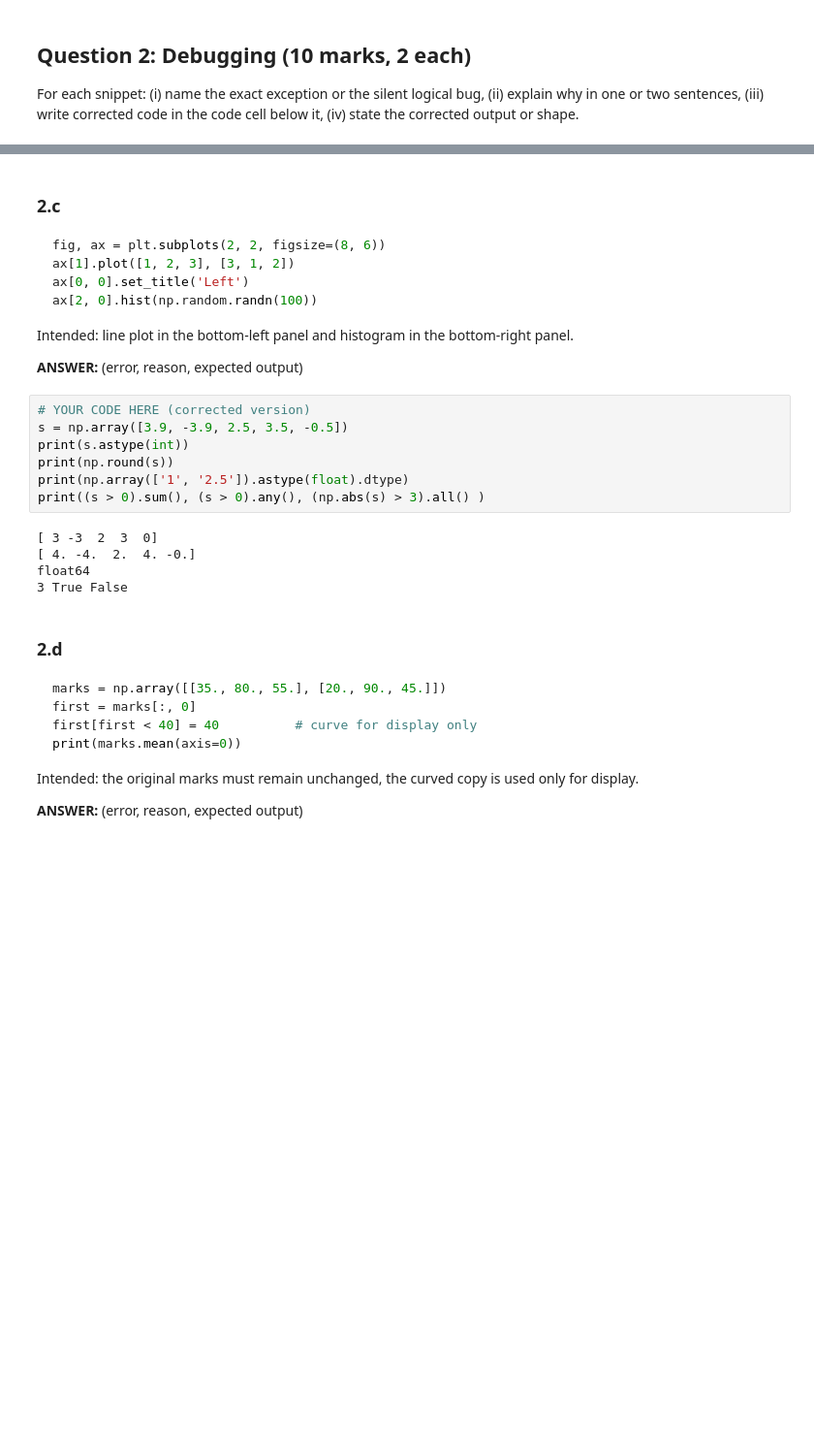
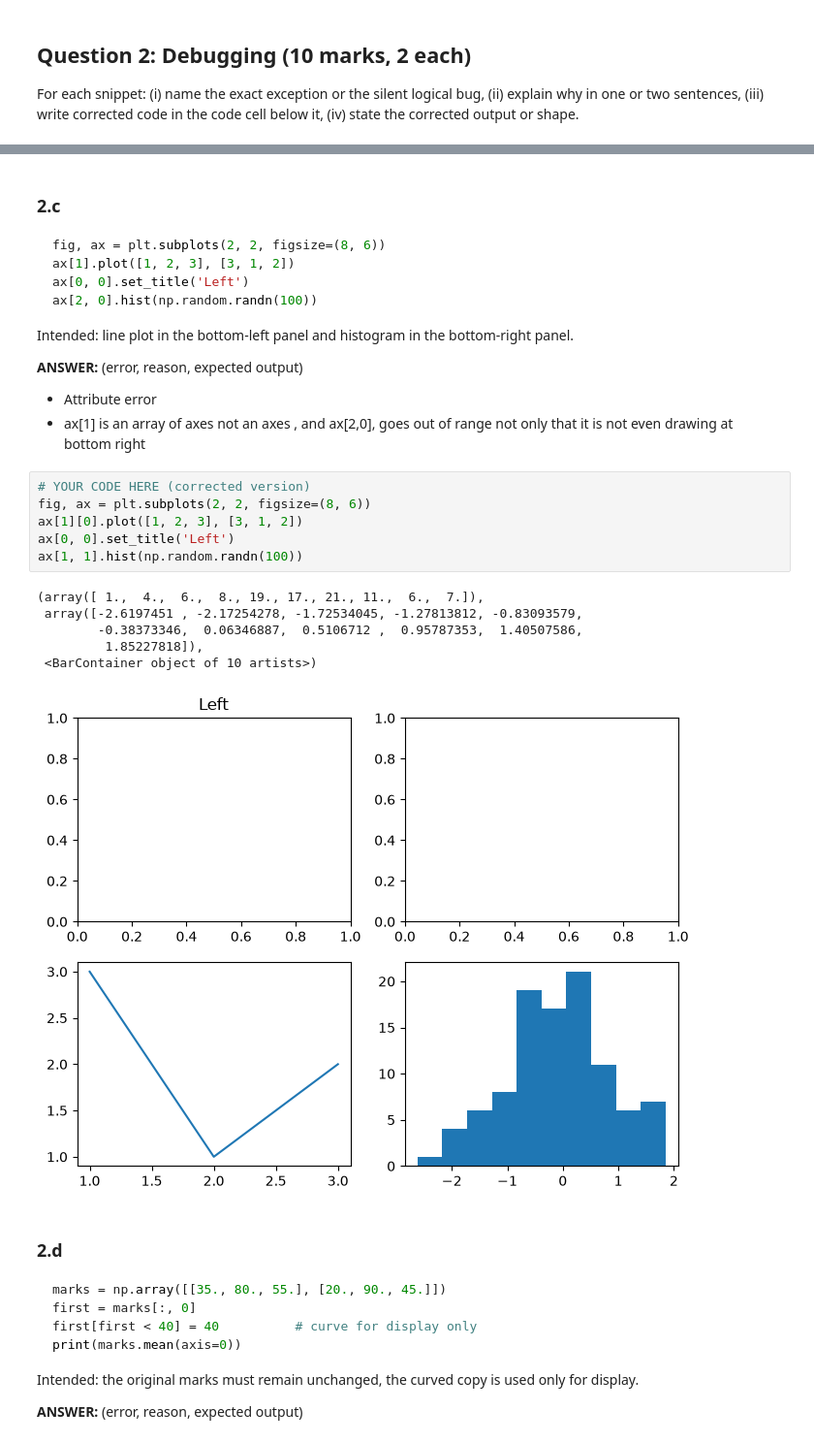
Before and after one commit to A-Hell/PAI-A3-25F-0001, a Jupyter notebook: Assignment3_Programming_for_AI.ipynb, the cells around one changed output, grey strips where cells are left out. Shown at 97% size. Saved outputs shown, nothing was run; the diff lists cells and outputs as text; blank space fills up the shorter version.

````diff
--- a/Assignment3_Programming_for_AI.ipynb
+++ b/Assignment3_Programming_for_AI.ipynb
@@ -143,18 +165,21 @@ ax[2, 0].hist(np.random.randn(100))
 Intended: line plot in the bottom-left panel and histogram in the bottom-right panel.
 
 **ANSWER:** (error, reason, expected output)
+- Attribute error
+- ax[1] is an array of axes not an axes , and ax[2,0], goes out of range not only that it is not even drawing at bottom right
-# %%
-# YOUR CODE HERE (corrected version)
-s = np.array([3.9, -3.9, 2.5, 3.5, -0.5])
-print(s.astype(int))
-print(np.round(s))
-print(np.array(['1', '2.5']).astype(float).dtype)
-print((s > 0).sum(), (s > 0).any(), (np.abs(s) > 3).all() )
-# %% [output]
-[ 3 -3  2  3  0]
-[ 4. -4.  2.  4. -0.]
-float64
-3 True False
+# %%
+# YOUR CODE HERE (corrected version)
+fig, ax = plt.subplots(2, 2, figsize=(8, 6))
+ax[1][0].plot([1, 2, 3], [3, 1, 2])
+ax[0, 0].set_title('Left')
+ax[1, 1].hist(np.random.randn(100))
+# %% [output]
+(array([ 1.,  4.,  6.,  8., 19., 17., 21., 11.,  6.,  7.]),
+ array([-2.6197451 , -2.17254278, -1.72534045, -1.27813812, -0.83093579,
+        -0.38373346,  0.06346887,  0.5106712 ,  0.95787353,  1.40507586,
+         1.85227818]),
+ <BarContainer object of 10 artists>)
+[figure, added]
 # %% [markdown]
 ### 2.d
 ```python
````
Also changed, not shown: parts of 11 cells of this notebook.
